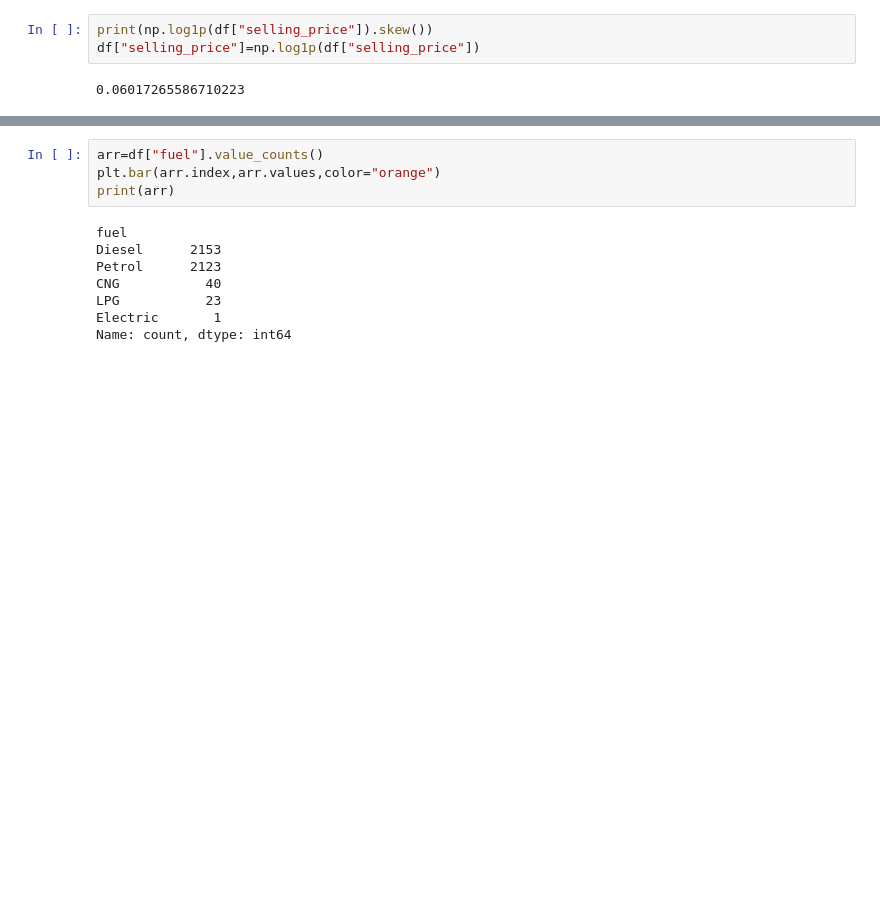
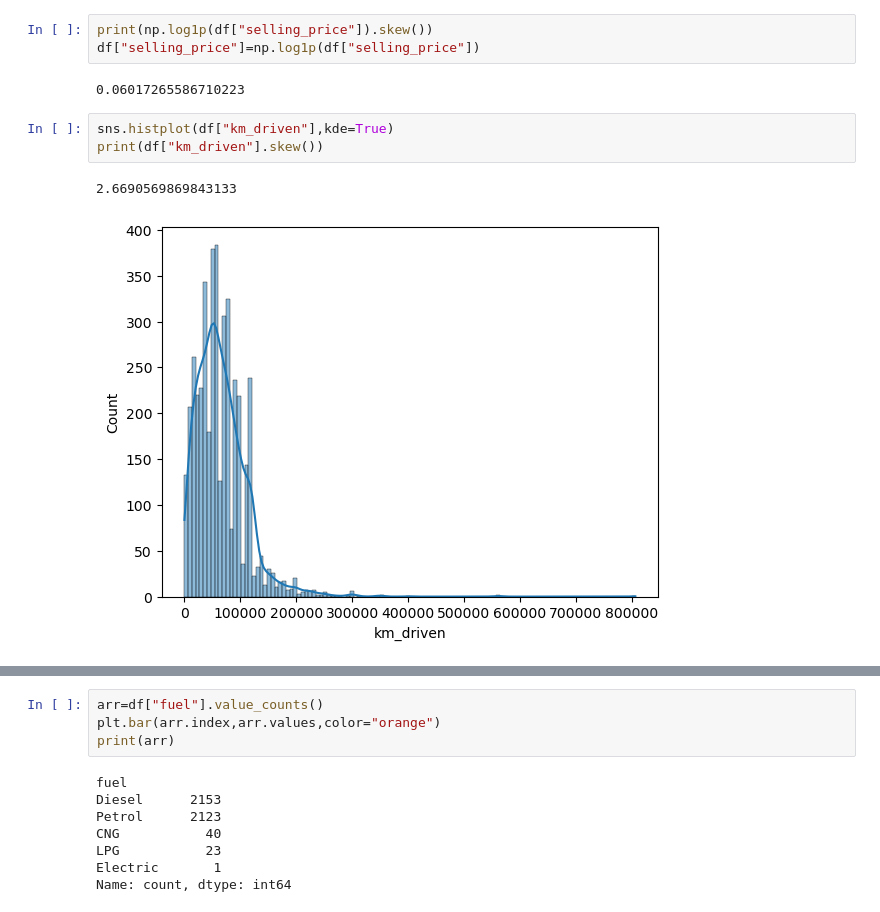
Before and after one commit to NithyaShriSK/xgboost-adaboost-Task, a Jupyter notebook: visualisation.ipynb, the cells around one changed output, grey strips where cells are left out. Cells and saved outputs as stored; diff of their text form; blank space fills up the shorter version.

```diff
--- a/visualisation.ipynb
+++ b/visualisation.ipynb
@@ -24,3 +24,9 @@ print(np.log1p(df["selling_price"]).skew())
 df["selling_price"]=np.log1p(df["selling_price"])
 # %% [output]
 0.06017265586710223
+# %%
+sns.histplot(df["km_driven"],kde=True)
+print(df["km_driven"].skew())
+# %% [output]
+2.6690569869843133
+[figure, added]
```
Also changed, not shown: parts of 1 cell of this notebook, 1 other file.
